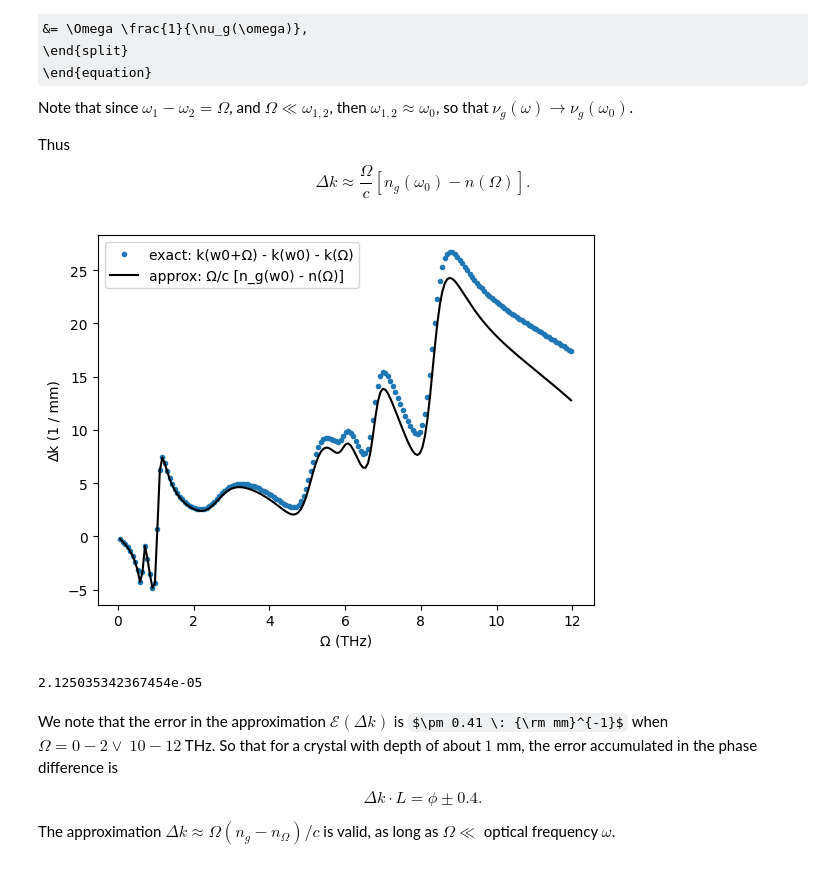
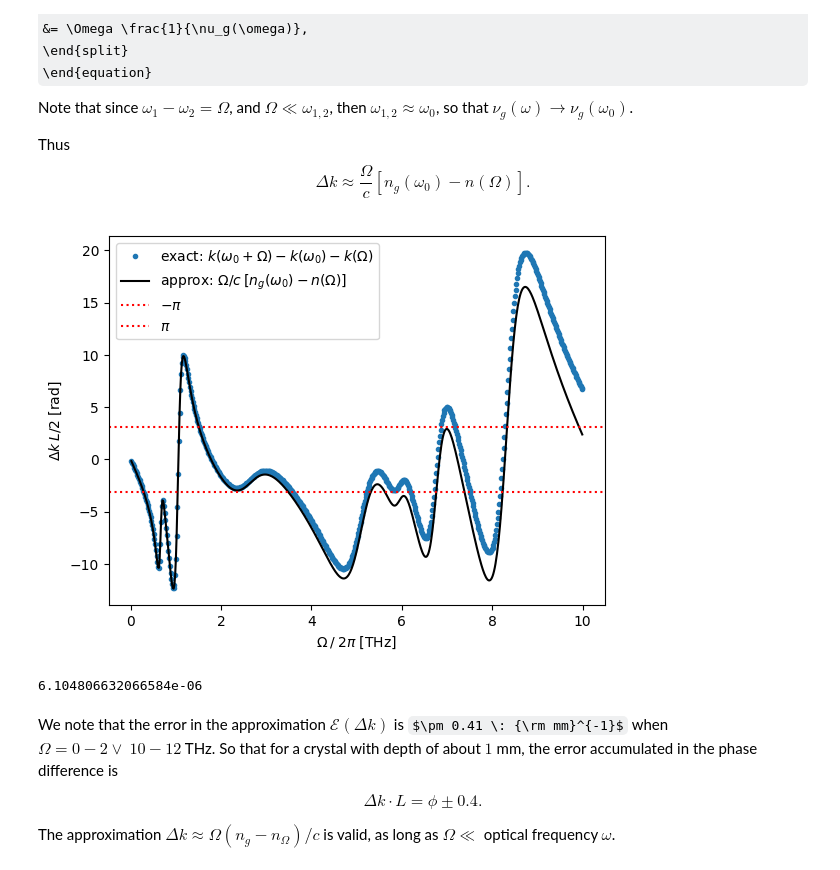
Before and after one commit to p-engel/nonlinear_optics, a Jupyter notebook: optical_rectification/analysis.ipynb, the cells around one changed output. Saved outputs shown, nothing was run; the diff lists cells and outputs as text; code cells hidden in the pictures; some formulas as TeX source.

```diff
--- a/optical_rectification/analysis.ipynb
+++ b/optical_rectification/analysis.ipynb
@@ -164,22 +168,31 @@ plt.grid(True)
 # %%
 # Visualize refractive index in Optical region
-fig5, ax5 = plt.subplots()
+fig5, (ax5, ax5b) = plt.subplots(1,2,figsize=(12,4.5))
 
-index_w = definitions.Index(pulse.w, param=par.param_op, k=1)
+index_w = definitions.Index(pulse.w, param=par.p2, s=par.s2)
 df_n = pd.read_csv(par.fname_n_opt, header=None)
+df_alpha = pd.read_csv(par.fname_alpha_opt, header=None)
 df_n.columns = ["lambda_nm", "n"]
+df_alpha.columns = ["lambda_nm", "alpha_per_cm"]
 
-ax5.plot(c_thz / pulse.w * 1e9, index_w.sellmeier(), 'b')
+ax5.plot(lam, index_w.sellmeier(), 'b', label='selmeier fit')
 ax5.plot(df_n["lambda_nm"], df_n["n"], '.b', label='experimental')
-# ax5.set_xlabel(r'$\omega \quad [THz]$')
 ax5.set_xlabel(r'$\lambda \quad [nm]$')
 ax5.set_ylabel(r"$n \quad [1]$")
+ax5.legend()
 ax5.set_ylim(2, 3.1)
 ax5.tick_params(axis='y',labelcolor='b')
 ax5.grid(True)
-ax5b = ax5.twinx()
-ax5b.plot(c_thz / pulse.w * 1e9, index_w.alpha(), 'r')
+# ax5b = ax5.twinx()
+ax5b.plot(lam, index_w.alpha(), 'r', label='lorentz fit')
+ax5b.plot(
+    df_alpha["lambda_nm"], df_alpha["alpha_per_cm"]*1e2,
+    '.r', label='experimental'
+)
+ax5b.set_xlabel(r'$\lambda \quad [nm]$')
 ax5b.set_ylabel(r"$\alpha \quad [1/m]$")
 ax5b.tick_params(axis='y',labelcolor='r')
+ax5b.legend()
 ax5b.grid(True)
+fig5.tight_layout()
 # %% [output]
@@ -248,13 +255,13 @@ plt.show()
 # %%
 # group index vs terahertz dispersion
-iw0 = np.argmin(np.abs((c_thz / pulse.w * 1e9) - (c_thz / w0 * 1e9)))
+iw0 = np.argmin(np.abs(lam - (c_thz / f0 * 1e9)))
 print(pulse.w[iw0])
-print(w0)
+print(f0)
 print(dispersion.ng()[iw0])
 fig6b, ax6b = plt.subplots()
-ax6b.plot(Ω, index_Ω.n(), 'b', label=r"$n(\Omega)$")
+ax6b.plot(Ω/(2*np.pi), index_Ω.n(), 'b', label=r"$n(\Omega)$")
 ax6b.axhline(y=dispersion.ng()[iw0], label=r"$n_g(\omega_0)$")
-ax6b.set_xlabel(r"$\omega$ (THz)")
+ax6b.set_xlabel(r"$\Omega \: / \: 2\pi$ [THz]")
 ax6b.set_ylabel(r"[1]")
 ax6b.legend()
 ax6b.grid(True)
@@ -288,17 +295,25 @@ Thus
 # %%
 # phase-match dispersion
 
 fig7, ax7 = plt.subplots()
-ax7.set_xlabel("Ω (THz)")
-ax7.set_ylabel("∆k (1 / mm)")
-ax7.plot(Ω, 2*np.pi * dispersion.phase_match()[iw0, :] * 1e-3, '.', label="exact: k(w0+Ω) - k(w0) - k(Ω)")
-ax7.plot(Ω, 2*np.pi * dispersion.deltak()[iw0, :] * 1e-3, "-k", label="approx: Ω/c [n_g(w0) - n(Ω)]")
+ax7.set_xlabel(r"$\Omega \: / \: 2\pi$ [THz]")
+ax7.set_ylabel(r"${\Delta}k\:L/2$ [rad]")
+ax7.plot(
+    Ω/(2*np.pi), dispersion.phase_match()[iw0, :] * 3.7e-3/2,
+    '.', label=r"exact: $k(\omega_0+\Omega) - k(\omega_0) - k(\Omega)$"
+)
+ax7.plot(
+    Ω/(2*np.pi), dispersion.deltak()[iw0, :] * 3.7e-3/2,
+    "-k", label=r"approx: $\Omega/c \: [n_g(\omega_0) - n(\Omega)]$"
+)
+ax7.axhline(y=-np.pi, color='r', linestyle=':', label=r'$-\pi$')
+ax7.axhline(y=np.pi, color='r', linestyle=':', label=r'$\pi$')
 ax7.legend()
 plt.show()
 print(abs(dispersion.deltak()[iw0, :][0] - dispersion.phase_match()[iw0, :][0])*1e-3)
 # %% [output]
-[figure, old version]
+[figure, new version]
-2.125035342367454e-05
+6.104806632066584e-06
 # %% [markdown]
 We note that the error in the approximation $\mathcal{E}({\Delta}k)$ is $\pm 0.41 \: {\rm mm}^{-1}$ when $\Omega = 0-2 \vee \: 10-12$ THz. So that for a crystal with depth of about $1$ mm, the error accumulated in the phase difference is
 
```
Also changed, not shown: parts of 16 cells of this notebook.
